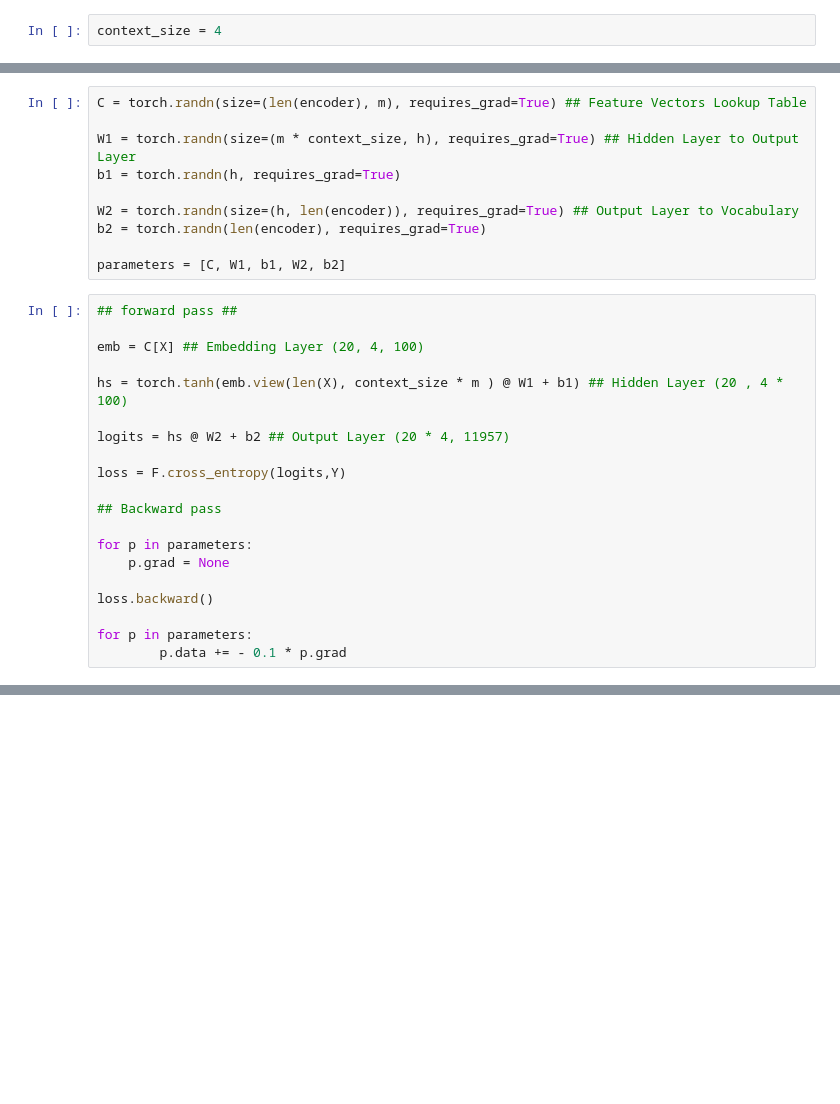
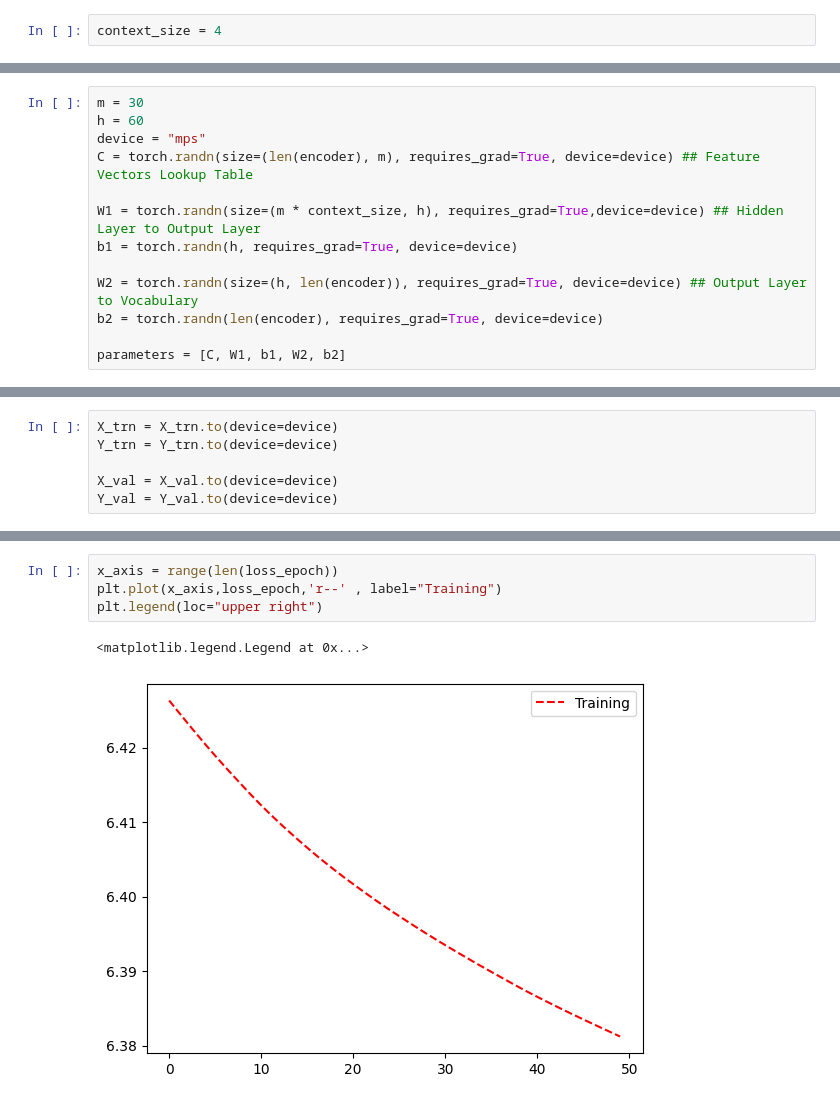
Before and after one commit to 95-percent-ci/makemore_implementation, a Jupyter notebook: notebooks/neural_lang_model_paper.ipynb, the cells around one changed output, grey strips where cells are left out. Drawn from its saved outputs; the diff is of its cells as text; blank space fills up the shorter version.

```diff
--- a/notebooks/neural_lang_model_paper.ipynb
+++ b/notebooks/neural_lang_model_paper.ipynb
@@ -268,30 +397,13 @@ Y_ = Y.to("mps")
 # %%
-C = torch.randn(size=(len(encoder), m), requires_grad=True) ## Feature Vectors Lookup Table
+m = 30
+h = 60
+device = "mps"
+C = torch.randn(size=(len(encoder), m), requires_grad=True, device=device) ## Feature Vectors Lookup Table
 
-W1 = torch.randn(size=(m * context_size, h), requires_grad=True) ## Hidden Layer to Output Layer
-b1 = torch.randn(h, requires_grad=True)
+W1 = torch.randn(size=(m * context_size, h), requires_grad=True,device=device) ## Hidden Layer to Output Layer
+b1 = torch.randn(h, requires_grad=True, device=device)
 
-W2 = torch.randn(size=(h, len(encoder)), requires_grad=True) ## Output Layer to Vocabulary
-b2 = torch.randn(len(encoder), requires_grad=True)
+W2 = torch.randn(size=(h, len(encoder)), requires_grad=True, device=device) ## Output Layer to Vocabulary
+b2 = torch.randn(len(encoder), requires_grad=True, device=device)
 
 parameters = [C, W1, b1, W2, b2]
-# %%
-## forward pass ##
-
-emb = C[X] ## Embedding Layer (20, 4, 100)
-
-hs = torch.tanh(emb.view(len(X), context_size * m ) @ W1 + b1) ## Hidden Layer (20 , 4 * 100)
-
-logits = hs @ W2 + b2 ## Output Layer (20 * 4, 11957)
-
-loss = F.cross_entropy(logits,Y)
-
-## Backward pass
-
-for p in parameters:
-    p.grad = None
-
-loss.backward()
-
-for p in parameters:
-        p.data += - 0.1 * p.grad
@@ -301,0 +414,6 @@ tensor(30.0799, grad_fn=<NllLossBackward0>)
+# %%
+X_trn = X_trn.to(device=device)
+Y_trn = Y_trn.to(device=device)
+
+X_val = X_val.to(device=device)
+Y_val = Y_val.to(device=device)
@@ -302 +473,8 @@ tensor(30.0799, grad_fn=<NllLossBackward0>)
+# %%
+x_axis = range(len(loss_epoch))
+plt.plot(x_axis,loss_epoch,'r--' , label="Training")
+plt.legend(loc="upper right")
+# %% [output]
+<matplotlib.legend.Legend at 0x...>
+[figure, added]
 # %%
```
Also changed, not shown: parts of 55 cells of this notebook, 1 other file.
